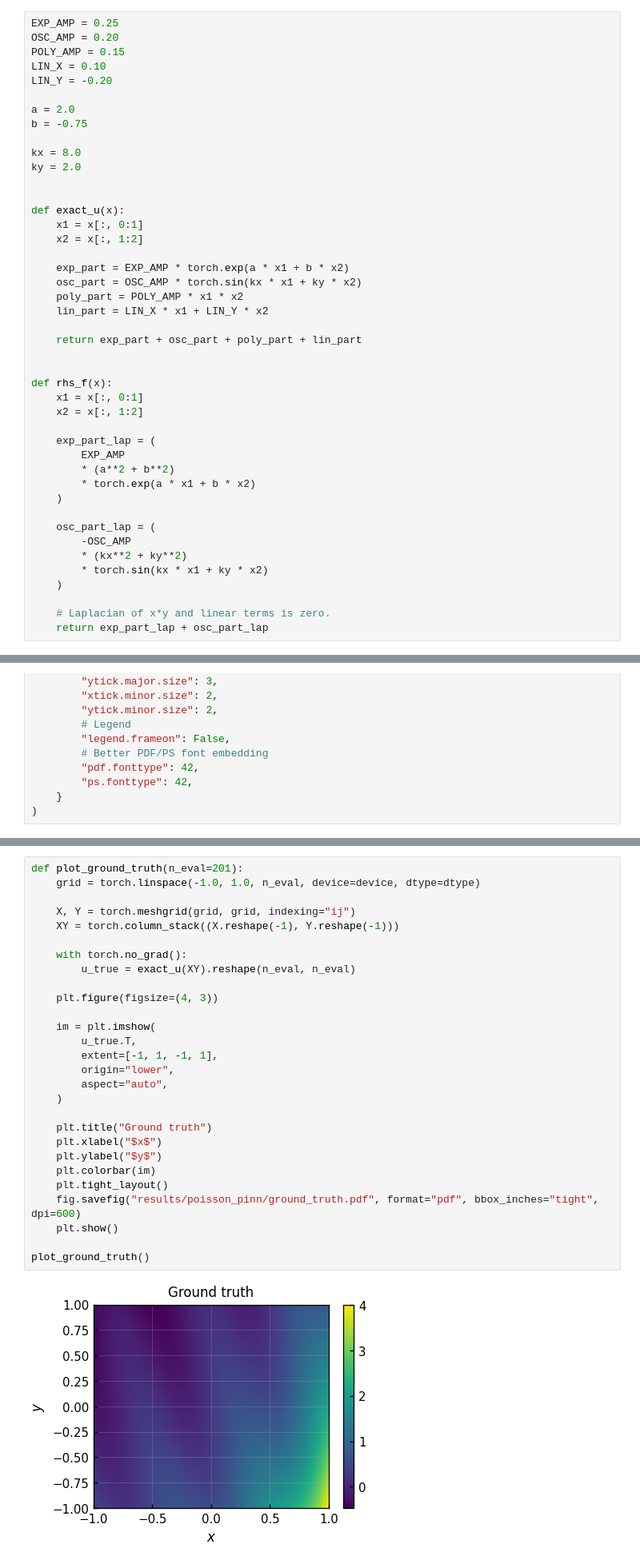
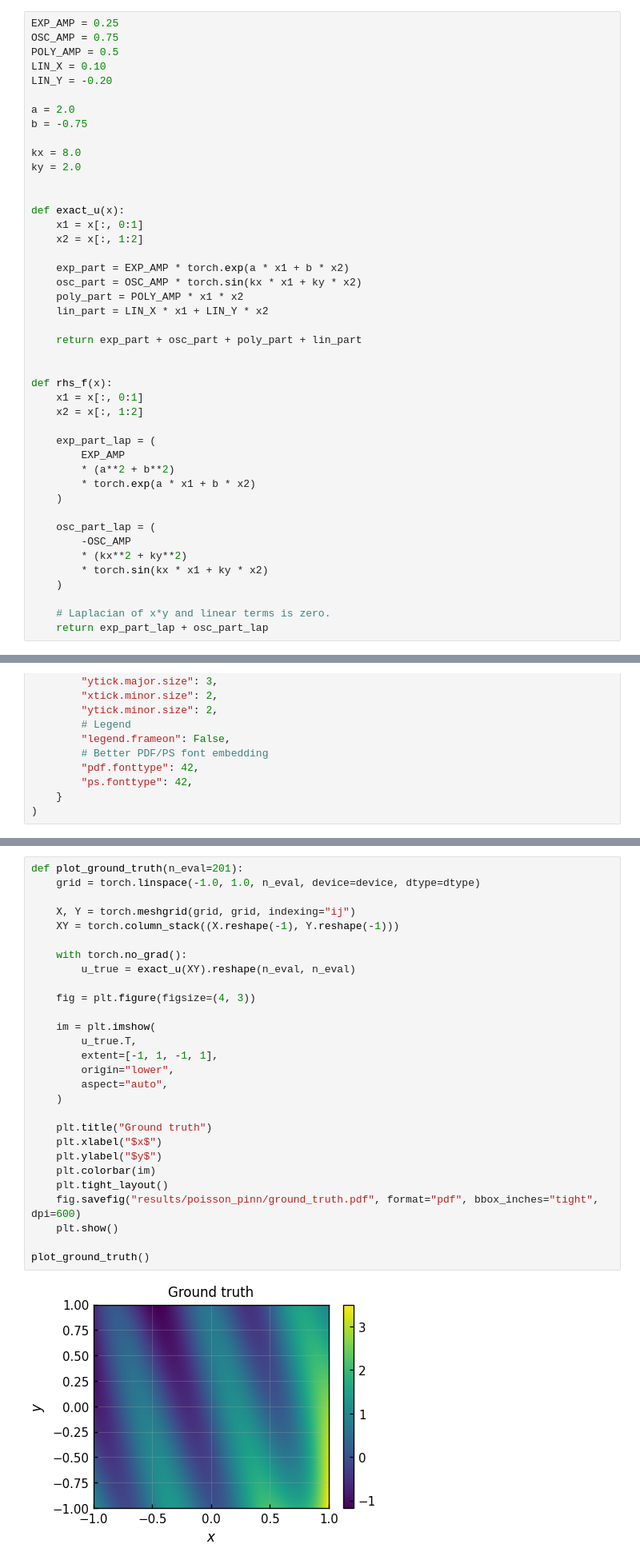
Before and after one commit to phil-hofmann/SINOS, a Jupyter notebook: poisson_pinn.ipynb, the cells around one changed output, grey strips where cells are left out. Shown at 80% size. Saved outputs shown, nothing was run; the diff lists cells and outputs as text.

```diff
--- a/poisson_pinn.ipynb
+++ b/poisson_pinn.ipynb
@@ -81,8 +87,8 @@ $$
 The mixed polynomial term $xy$ and the linear terms have zero Laplacian and therefore do not contribute to $f$.
 # %%
 EXP_AMP = 0.25
-OSC_AMP = 0.20
-POLY_AMP = 0.15
+OSC_AMP = 0.75
+POLY_AMP = 0.5
 LIN_X = 0.10
 LIN_Y = -0.20
 
@@ -594,33 +625,33 @@ plt.show()
 # %%
 def plot_ground_truth(n_eval=201):
     grid = torch.linspace(-1.0, 1.0, n_eval, device=device, dtype=dtype)
 
     X, Y = torch.meshgrid(grid, grid, indexing="ij")
     XY = torch.column_stack((X.reshape(-1), Y.reshape(-1)))
 
     with torch.no_grad():
         u_true = exact_u(XY).reshape(n_eval, n_eval)
 
-    plt.figure(figsize=(4, 3))
+    fig = plt.figure(figsize=(4, 3))
 
     im = plt.imshow(
         u_true.T,
         extent=[-1, 1, -1, 1],
         origin="lower",
         aspect="auto",
     )
 
     plt.title("Ground truth")
     plt.xlabel("$x$")
     plt.ylabel("$y$")
     plt.colorbar(im)
     plt.tight_layout()
     fig.savefig("results/poisson_pinn/ground_truth.pdf", format="pdf", bbox_inches="tight", dpi=600)
     plt.show()
 
 plot_ground_truth()
 # %% [output]
-[figure, old version]
+[figure, new version]
 # %%
 def plot_predictions_and_errors(eval_mse, eval_sinos, eval_dsinos, eps=1e-12):
     items = [
```
Also changed, not shown: parts of 15 cells of this notebook, 19 other files.
